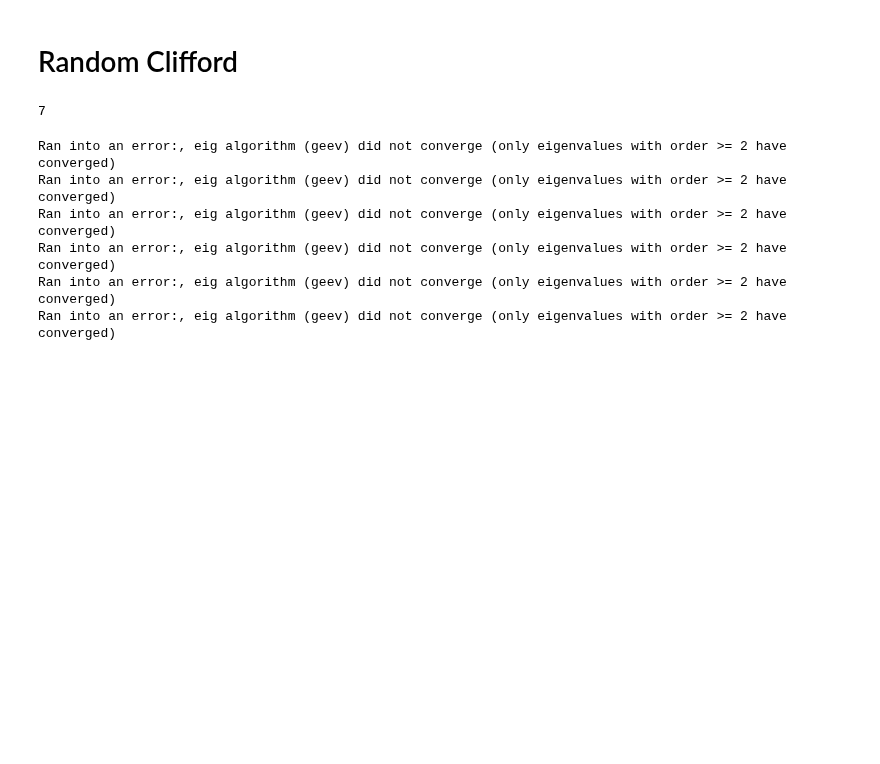
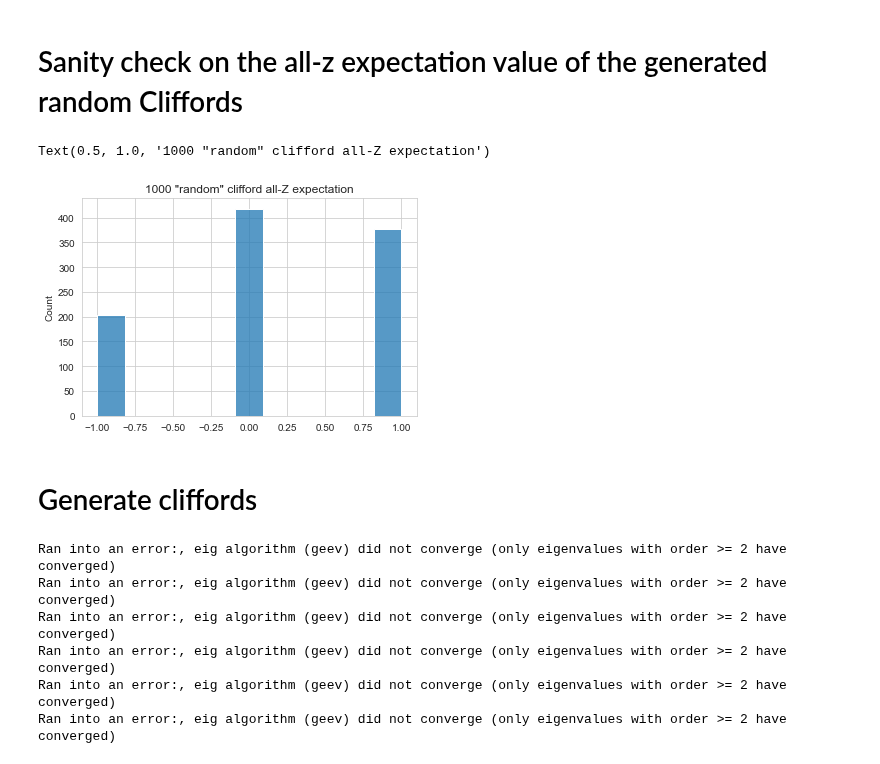
Before and after one commit to qiskit-community/ml-qem, a Jupyter notebook: docs/tutorials/data_generation.ipynb, the cells around one changed output. Saved outputs shown, nothing was run; the diff lists cells and outputs as text; code cells hidden in the pictures; blank space fills up the shorter version.

```diff
--- a/docs/tutorials/data_generation.ipynb
+++ b/docs/tutorials/data_generation.ipynb
@@ -80,5 +80,5 @@ backend_noisy = AerSimulator.from_backend(FakeLima()) # Noisy
 
 run_config_ideal = {'shots': 10000, 'backend': backend_ideal, 'name': 'ideal'}
 run_config_noisy = {'shots': 10000, 'backend': backend_noisy, 'name': 'noisy'}
+
+num_qubit = 4
-# %% [markdown]
-# Random Clifford
@@ -87,7 +85,33 @@ qc = construct_random_clifford(4, 10)[0]
-# %%
-qc.depth(filter_function=lambda x: x[0].num_qubits == 2)
-# %% [output]
-7
+# %% [markdown]
+# Sanity check on the all-z expectation value of the generated random Cliffords
+# %%
+from qiskit.transpiler.exceptions import TranspilerError
+
+out = []
+for _ in tqdm_notebook(range(1000)):
+    d = random.choice(np.arange(0, 19, 2))
+    circuit, _ = construct_random_clifford(num_qubit, d)
+
+    success = False
+    while not success:
+        try:
+            circuit = transpile(circuit, backend_noisy, optimization_level=3)
+            success = True
+        except TranspilerError as e:
+            print(f'Run into {e}')
+
+    job_ideal = execute(circuit, **run_config_ideal)
+    counts_ideal = job_ideal.result().get_counts()
+    ideal_exp_val = cal_all_z_exp(counts_ideal)
+    out.append(ideal_exp_val)
+# %%
+sns.histplot(out)
+plt.title('1000 "random" clifford all-Z expectation')
+# %% [output]
+Text(0.5, 1.0, '1000 "random" clifford all-Z expectation')
+[figure, added]
+# %% [markdown]
+# Generate cliffords
 # %%
 num_qubit = 4
 
```
Also changed, not shown: parts of 4 cells of this notebook, 16 other files.
